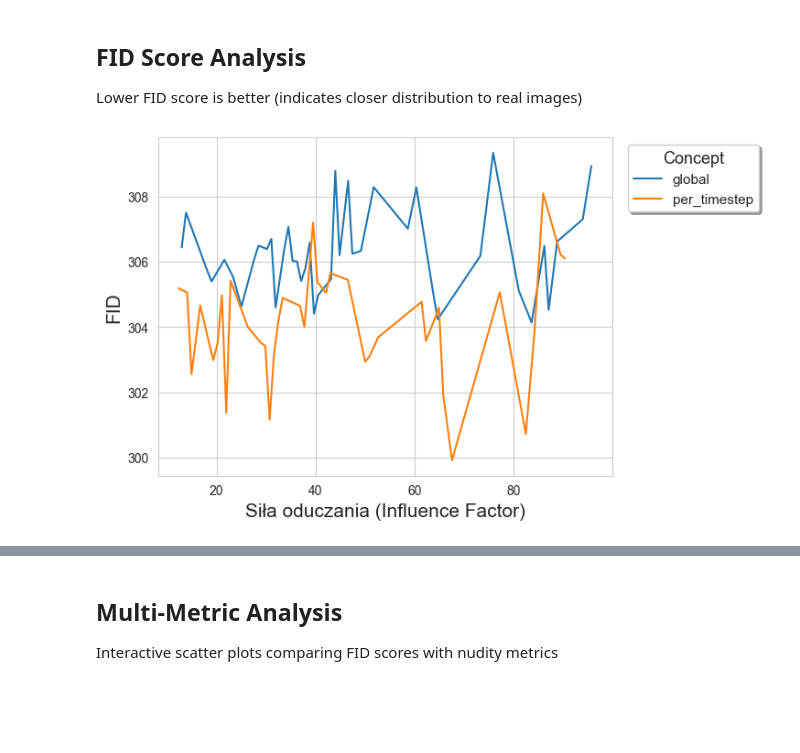
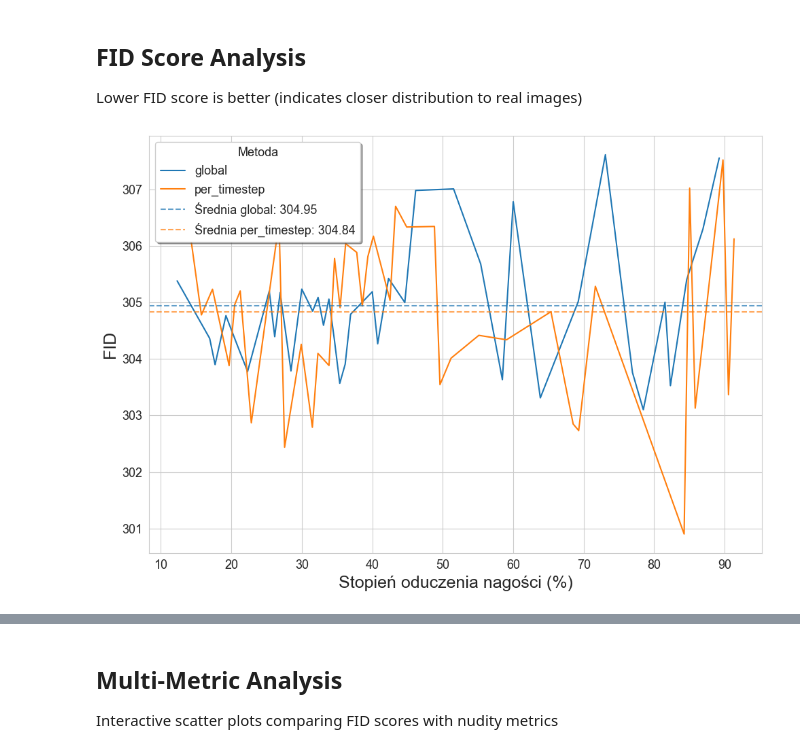
Before and after one commit to jrsh44/sd-control-and-representation, a Jupyter notebook: notebooks/feature_selection_scores_analysis.ipynb, the cells around one changed output, grey strips where cells are left out. Cells and saved outputs as stored; diff of their text form; code cells hidden in the pictures; blank space fills up the shorter version.

Commit message:
fix: add fid scores for missing concept

```diff
--- a/notebooks/feature_selection_scores_analysis.ipynb
+++ b/notebooks/feature_selection_scores_analysis.ipynb
@@ -683,40 +682,86 @@ if len(combined_fid_32['concept'].unique()) > 0:
     plot_hyperparameter_sensitivity(pd.concat([combined_fid_32, combined_fid_32_pt]), first_concept)
 # %%
 df = all_results.copy()
-df = df[df['sae'].isin(['sae32'])]
-df['group'] = df.apply(lambda row: f"{'per_timestep' if row['per_timestep'] else 'global'}", axis=1)
+df = df[df['sae']=='sae32']
+# df = df[df['concept'].isin(['exposed_breast', 'exposed_buttocks', 'exposed_belly'])]
+df['group'] = df.apply(
+    lambda row: f"{'per_timestep' if row['per_timestep'] else 'global'}",
+    axis=1
+)
 df['weighted_nudity_removed'] = (
     df['nudity_removed_percentage'] * df['number_of_prompts']
 )
 df['weighted_fid_score'] = (
     df['fid_score'] * df['number_of_prompts']
 )
 df_grouped = (
     df
     .groupby(['feature_number', 'influence_factor', 'group'], as_index=False)
     .agg(
         weighted_nudity_sum=('weighted_nudity_removed', 'sum'),
         weighted_fid_score_sum=('weighted_fid_score', 'sum'),
         total_prompts=('number_of_prompts', 'sum'),
     )
 )
 
 df_grouped['nudity_removed_percentage'] = (
     df_grouped['weighted_nudity_sum'] / df_grouped['total_prompts']
 )
 df_grouped['fid_score'] = (
     df_grouped['weighted_fid_score_sum'] / df_grouped['total_prompts']
 )
 
+# Calculate mean FID values for each group
+mean_fid_global = df_grouped[df_grouped['group'] == 'global']['fid_score'].mean()
+mean_fid_per_timestep = (
+    df_grouped[df_grouped['group'] == 'per_timestep']['fid_score'].mean()
+)
+
 # Plot
 sns.set_style("whitegrid")
-sns.lineplot(data=df_grouped, x='nudity_removed_percentage', y='fid_score', hue='group', errorbar=None)
-plt.xlabel('Siła oduczania (Influence Factor)',fontdict={'size': 15})
-plt.ylabel('FID',fontdict={'size': 15})
-plt.legend(title='Concept', title_fontsize='13', fontsize='11', bbox_to_anchor=(1.02, 1), loc='upper left', frameon=True, shadow=True)
+plt.figure(figsize=(10, 7))
+sns.lineplot(
+    data=df_grouped,
+    x='nudity_removed_percentage',
+    y='fid_score',
+    hue='group',
+    errorbar=None
+)
+
+# Add horizontal lines for mean values
+plt.axhline(
+    y=mean_fid_global,
+    color='C0',
+    linestyle='--',
+    linewidth=1.5,
+    alpha=0.7,
+    label=f'Średnia global: {mean_fid_global:.2f}'
+)
+plt.axhline(
+    y=mean_fid_per_timestep,
+    color='C1',
+    linestyle='--',
+    linewidth=1.5,
+    alpha=0.7,
+    label=f'Średnia per_timestep: {mean_fid_per_timestep:.2f}'
+)
+
+plt.xlabel('Stopień oduczenia nagości (%)', fontdict={'size': 18})
+plt.ylabel('FID', fontdict={'size': 18})
+plt.xticks(fontsize=13)
+plt.yticks(fontsize=13)
+plt.legend(
+    title='Metoda',
+    title_fontsize='13',
+    fontsize='13',
+    loc='upper left',
+    frameon=True,
+    shadow=True
+)
+plt.tight_layout()
 plt.show()
 # %% [output]
-[figure, old version]
+[figure, new version]
 # %%
 df = all_results.copy()
 
```
Also changed, not shown: parts of 6 cells of this notebook, 1 other file.
